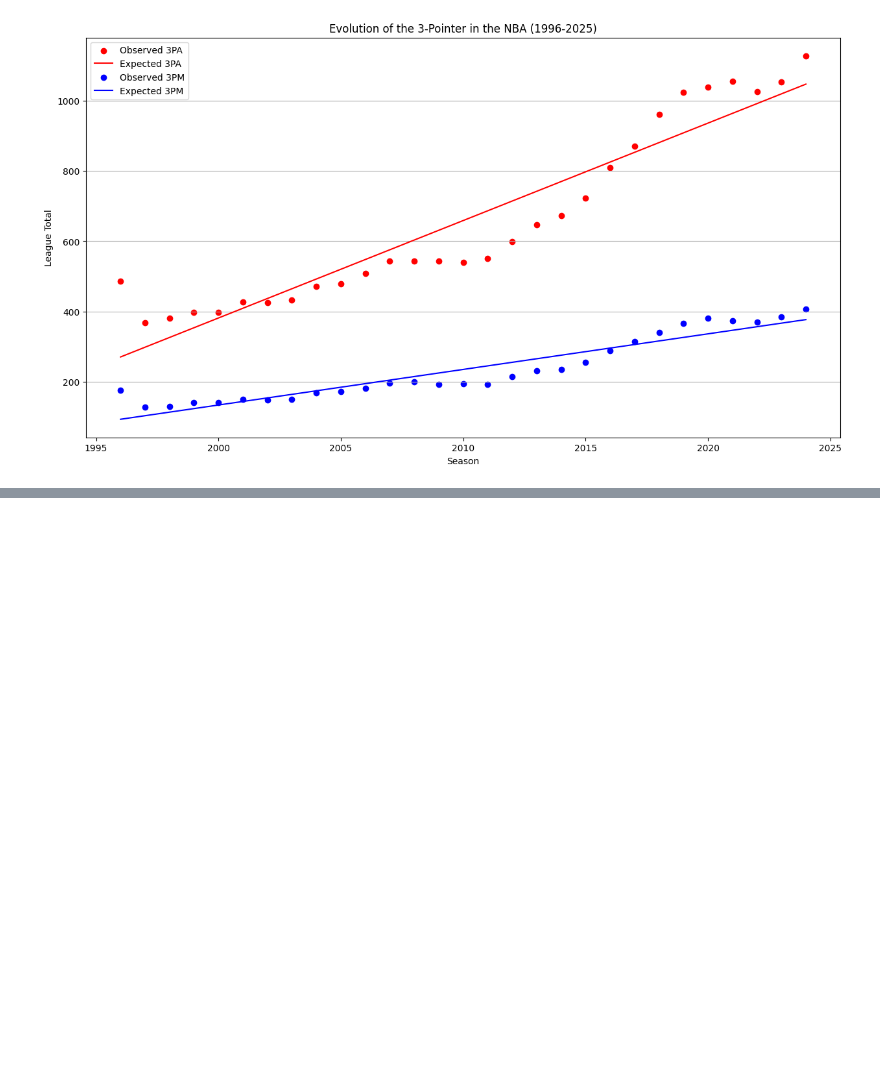
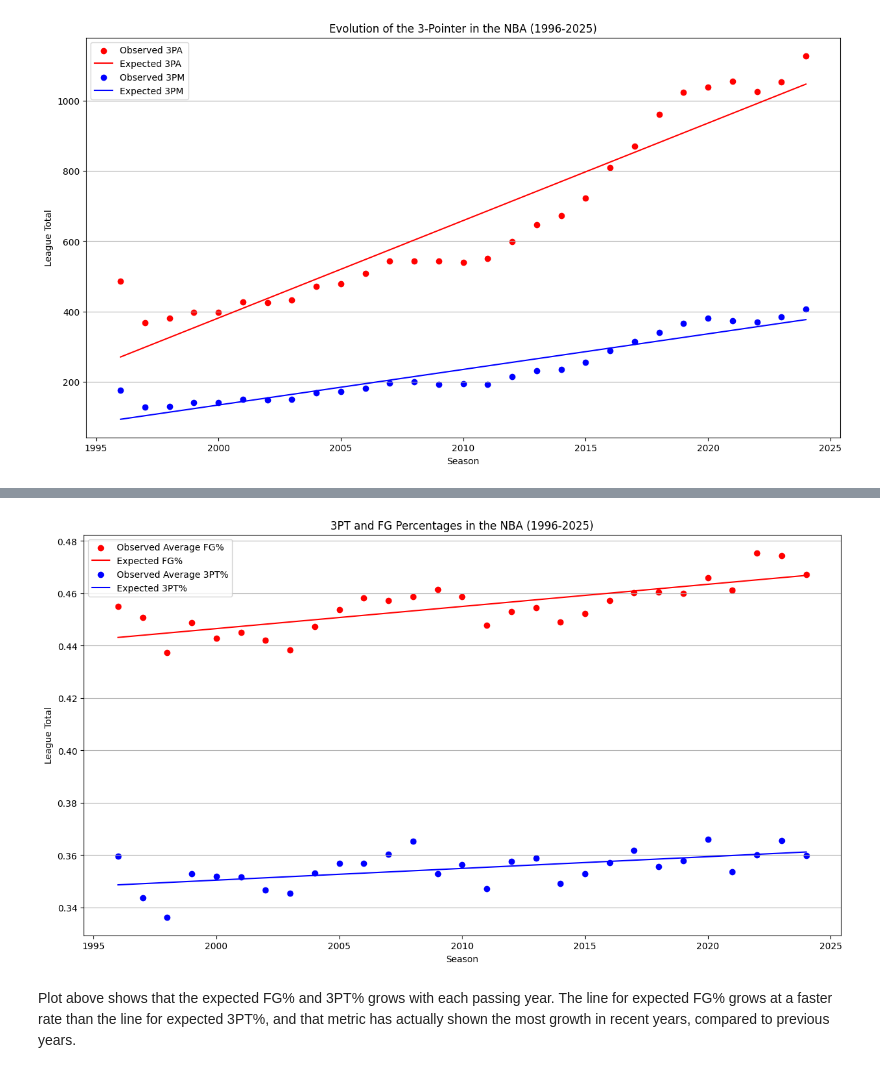
Before and after one commit to nathankyryk/nba, a Jupyter notebook: nba_statistical_analysis.ipynb, the cells around one changed output, grey strips where cells are left out. Drawn from its saved outputs; the diff is of its cells as text; code cells hidden in the pictures; blank space fills up the shorter version.

```diff
--- a/nba_statistical_analysis.ipynb
+++ b/nba_statistical_analysis.ipynb
@@ -71,0 +74,5 @@ plt.savefig("nba_3pt_regression_plot.png")
+# %%
+total_percents = team.groupby("FirstYear")[["FG_PCT", "FG3_PCT"]].mean().reset_index()
+
+y0_slope, y0_int, y0_r, y0_p, y0_se = linregress(total_percents["FirstYear"], total_percents["FG_PCT"])
+y1_slope, y1_int, y1_r, y1_p, y2_se = linregress(total_percents["FirstYear"], total_percents["FG3_PCT"])
@@ -71,0 +98,29 @@ plt.savefig("nba_3pt_regression_plot.png")
+# %%
+X = totals["FirstYear"]
+y0 = total_percents["FG_PCT"]
+y1 = total_percents["FG3_PCT"]
+plt.figure(figsize=(15, 8))
+plt.scatter(X, y0,
+            label = "Observed Average FG%",
+            color = "red")
+plt.plot(X, y0_int + y0_slope*X,
+         label = "Expected FG%",
+         color = "red")
+plt.scatter(X, y1,
+            label = "Observed Average 3PT%",
+            color = "blue")
+plt.plot(X, y1_int + y1_slope*X,
+         label = "Expected 3PT%",
+         color = "blue")
+
+plt.title("3PT and FG Percentages in the NBA (1996-2025)")
+plt.xlabel("Season")
+plt.ylabel("League Total")
+plt.legend()
+plt.grid(axis = "y", linestyle = "-")
+plt.savefig("nba_fg_percentages.png")
+# %% [output]
+[figure, added]
+# %% [markdown]
+Plot above shows that the expected FG% and 3PT% grows with each passing year.
+The line for expected FG% grows at a faster rate than the line for expected 3PT%, and that metric has actually shown the most growth in recent years, compared to previous years.
```
Also changed, not shown: parts of 2 cells of this notebook, 1 other file.
